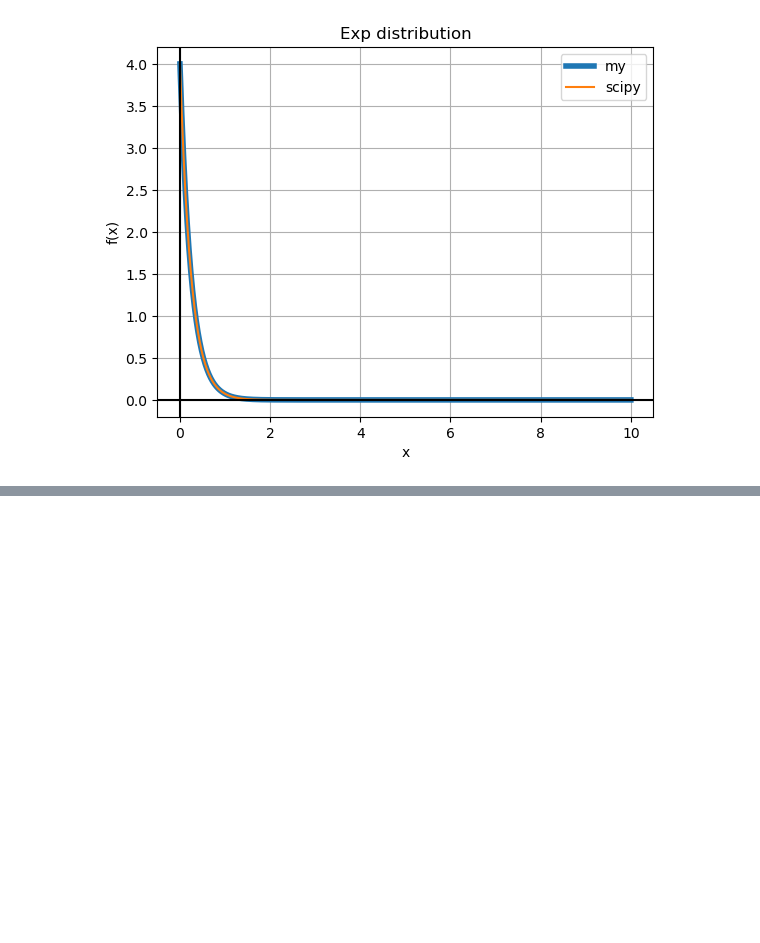
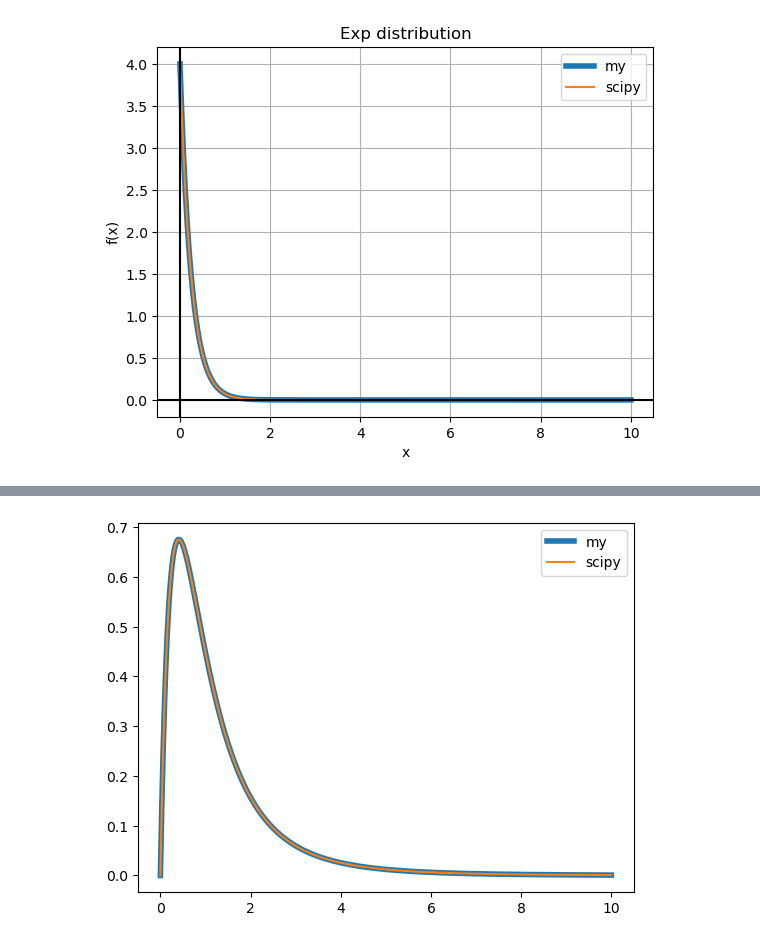
Before and after one commit to Jrvvv/Math_With_Py, a Jupyter notebook: Statistics_and_probability/PL2.ipynb, the cells around one changed output, grey strips where cells are left out. Cells and saved outputs as stored; diff of their text form; code cells hidden in the pictures; blank space fills up the shorter version.

```diff
--- a/Statistics_and_probability/PL2.ipynb
+++ b/Statistics_and_probability/PL2.ipynb
@@ -125,0 +179,24 @@ plt.show()
+# %%
+k1 = 4
+k2 = 9
+
+# собственная программа для расчета функции плотности вероятности
+def my_f(x, k1, k2):
+    if x < 0:
+        return 0
+    else:
+        return gamma((k1+k2)/2)/(gamma(k1/2)*gamma(k2/2))*(k1/k2)**(k1/2)*(x**(k1/2-1))/((1+k1*x/k2)**((k1+k2)/2))
+
+# график функции плотности вероятности, полученный с помощью собственной программы
+x = np.linspace(0, 10, 1000)
+y_my = [my_f(i, k1, k2) for i in x]
+plt.plot(x, y_my, label='my', linewidth=4)
+
+# график функции плотности вероятности, полученный с помощью функции из библиотеки scipy
+y_scipy = f.pdf(x, k1, k2)
+plt.plot(x, y_scipy, label='scipy')
+
+plt.legend()
+plt.show()
+# %% [output]
+[figure, added]
```
Also changed, not shown: parts of 4 cells of this notebook.
